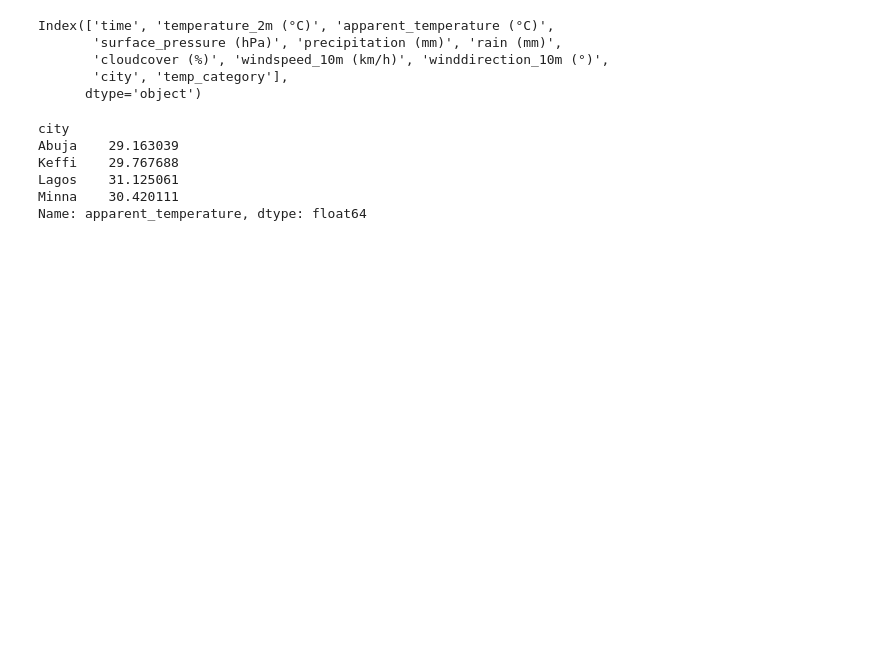
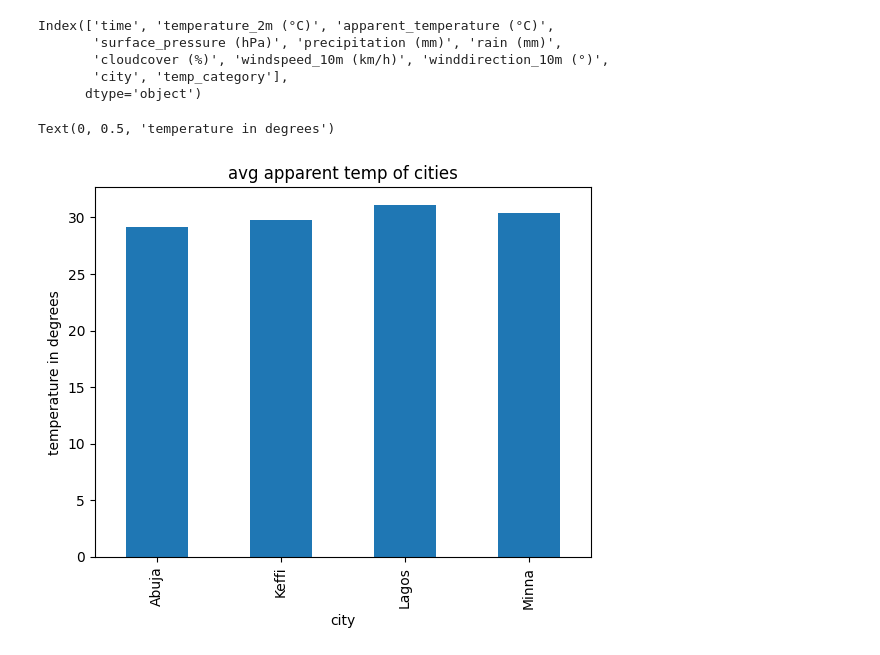
Before and after one commit to bakasheddy/Wheather_wiz, a Jupyter notebook: analysis.ipynb, the cells around one changed output. Drawn from its saved outputs; the diff is of its cells as text; code cells hidden in the pictures; blank space fills up the shorter version.

```diff
--- a/analysis.ipynb
+++ b/analysis.ipynb
@@ -93,12 +93,11 @@ cols = {
 }
 df.rename(columns=cols, inplace=True)
 # %%
-df.groupby('city').apparent_temperature.mean()
+t = df.groupby('city').apparent_temperature.mean()
+t.plot(kind='bar')
+plt.title('avg apparent temp of cities')
+plt.ylabel('temperature in degrees')
 # %% [output]
-city
-Abuja    29.163039
-Keffi    29.767688
-Lagos    31.125061
-Minna    30.420111
-Name: apparent_temperature, dtype: float64
+Text(0, 0.5, 'temperature in degrees')
+[figure, added]
 # %%
```
Also changed, not shown: parts of 5 cells of this notebook.
